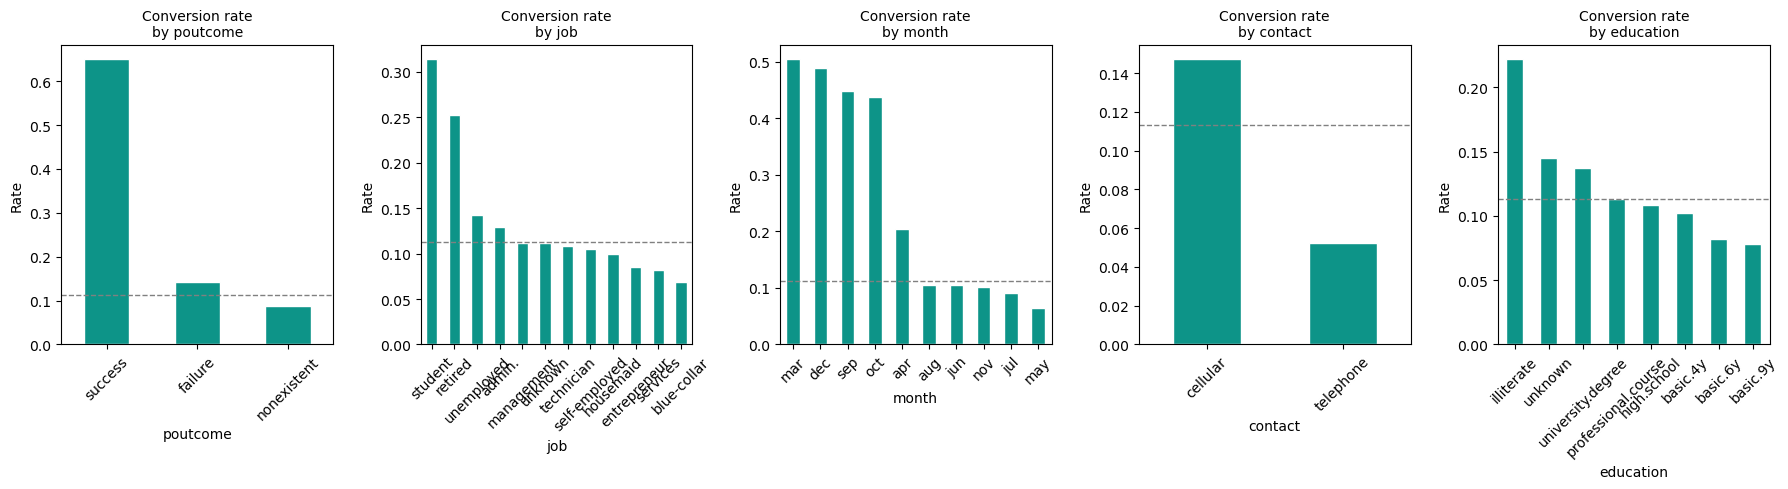
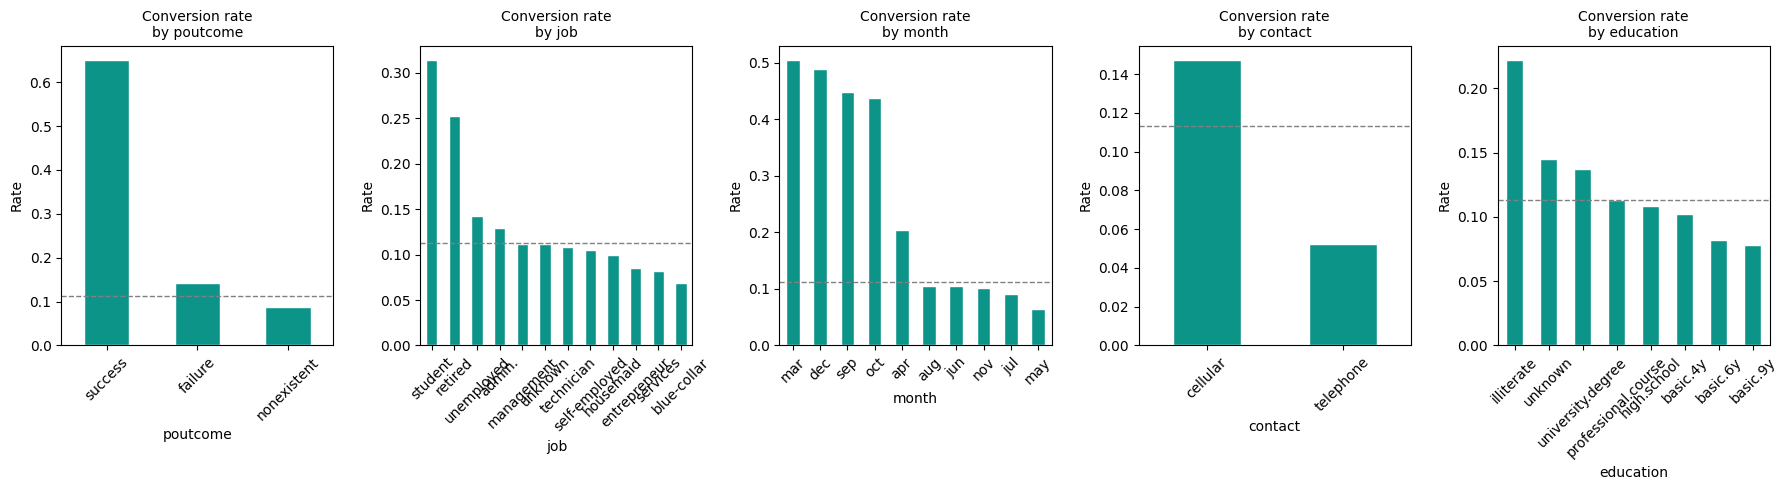
The change to this notebook cell's code, shown as a diff; its figure went from the first image to the second:
--- before
+++ after
@@ -10,4 +10,4 @@
     ax.tick_params(axis='x', rotation=45)
 plt.tight_layout()
-plt.savefig('eda_categorical.png', dpi=120)
+# plt.savefig('eda_categorical.png', dpi=120)
 plt.show()

Commit: Update notebook with GitHub data loading and fix seaborn import